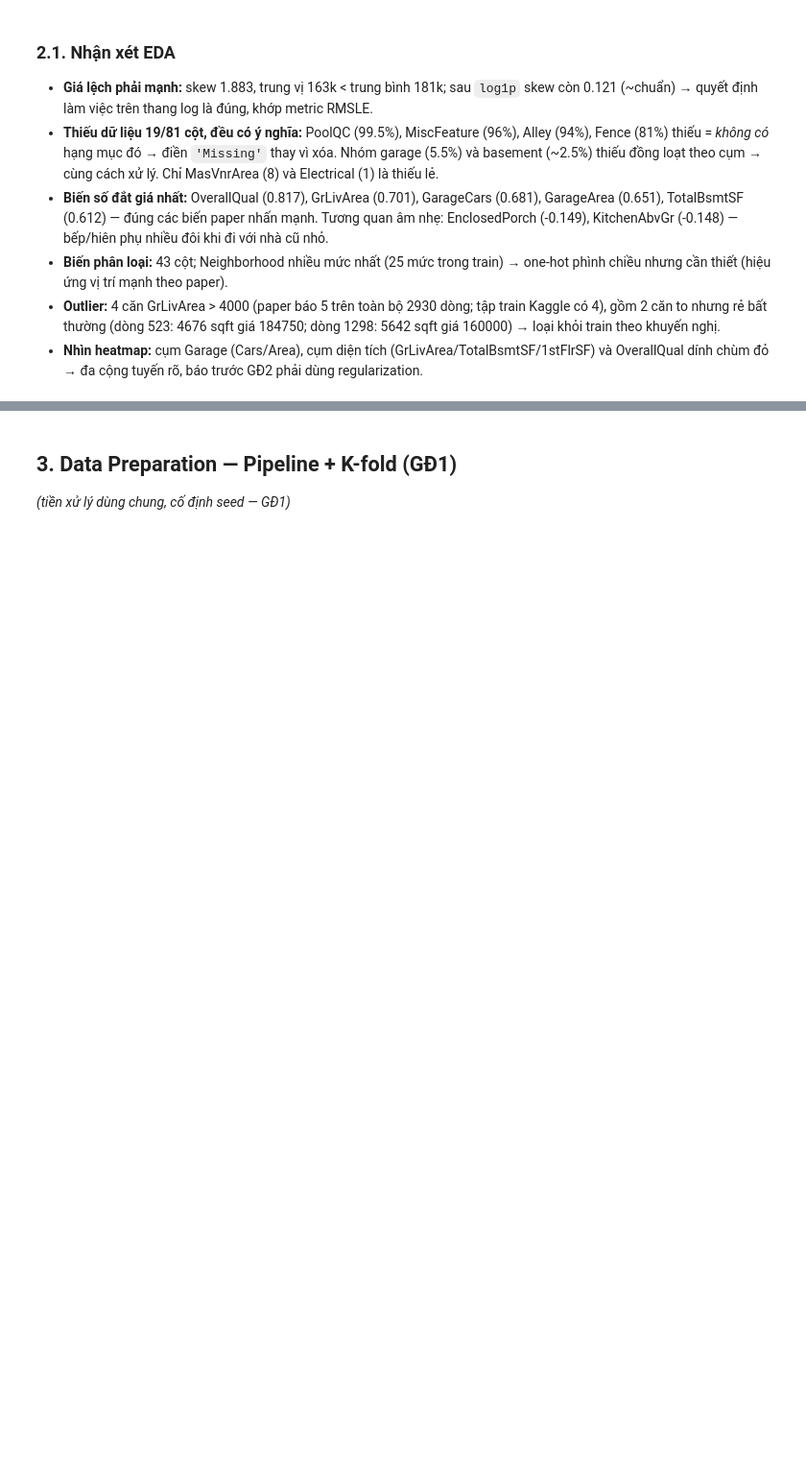
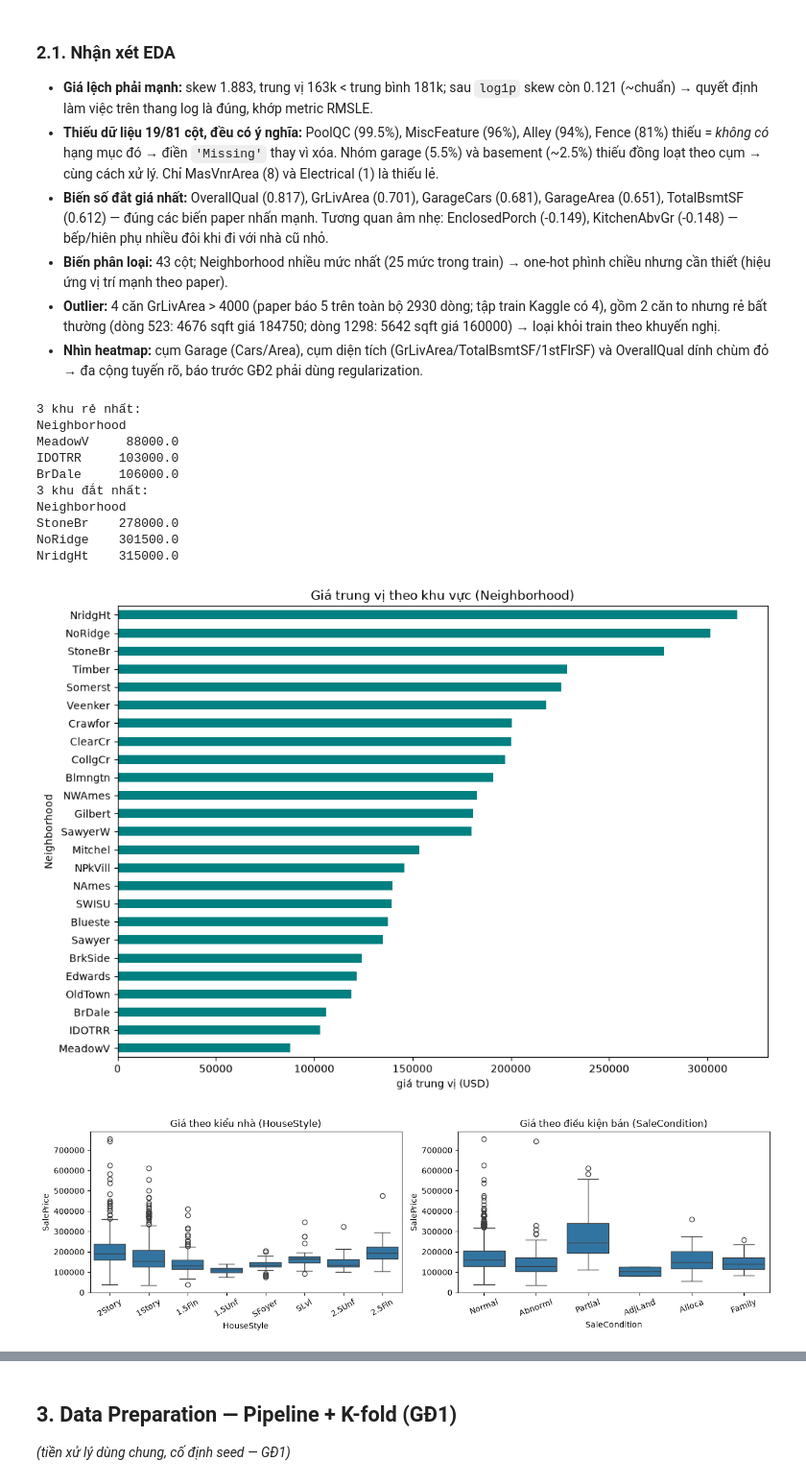
Before and after one commit to QuangMinh03042005/DeepLearningDDU1231, a Jupyter notebook: Lab02/lab02.ipynb, the cells around one changed output, grey strips where cells are left out. Shown at 96% size. Cells and saved outputs as stored; diff of their text form; code cells hidden in the pictures; blank space fills up the shorter version.

```diff
--- a/Lab02/lab02.ipynb
+++ b/Lab02/lab02.ipynb
@@ -276,3 +283,44 @@ print("Đã lưu ảnh vào", FIG)
 - **Biến phân loại:** 43 cột; Neighborhood nhiều mức nhất (25 mức trong train) → one-hot phình chiều nhưng cần thiết (hiệu ứng vị trí mạnh theo paper).
 - **Outlier:** 4 căn GrLivArea > 4000 (paper báo 5 trên toàn bộ 2930 dòng; tập train Kaggle có 4), gồm 2 căn to nhưng rẻ bất thường (dòng 523: 4676 sqft giá 184750; dòng 1298: 5642 sqft giá 160000) → loại khỏi train theo khuyến nghị.
 - **Nhìn heatmap:** cụm Garage (Cars/Area), cụm diện tích (GrLivArea/TotalBsmtSF/1stFlrSF) và OverallQual dính chùm đỏ → đa cộng tuyến rõ, báo trước GĐ2 phải dùng regularization.
+# %%
+# --- E5: giá theo khu vực và loại hình giao dịch ---
+med_nb = (
+    train.groupby("Neighborhood")["SalePrice"].median().sort_values()
+)  # trung vị từng khu, xếp tăng dần
+print("3 khu rẻ nhất:")
+print(med_nb.head(3).round(0).to_string())  # in số thật để đối chiếu
+print("3 khu đắt nhất:")
+print(med_nb.tail(3).round(0).to_string())
+fig, ax = plt.subplots(figsize=(10, 7))  # đủ cao để đọc 25 tên khu
+med_nb.plot.barh(ax=ax, color="teal")  # cột ngang xếp theo giá
+ax.set_title("Giá trung vị theo khu vực (Neighborhood)")  # tiêu đề tiếng Việt có dấu
+ax.set_xlabel("giá trung vị (USD)")
+fig.tight_layout()
+fig.savefig(FIG / "eda_neighborhood.png", dpi=100)
+plt.show()
+fig, ax = plt.subplots(1, 2, figsize=(13, 4))  # 2 hộp cạnh nhau
+sns.boxplot(data=train, x="HouseStyle", y="SalePrice", ax=ax[0])  # giá theo kiểu nhà
+ax[0].set_title("Giá theo kiểu nhà (HouseStyle)")
+ax[0].tick_params(axis="x", rotation=30)  # xoay nhãn cho đỡ đè
+sns.boxplot(
+    data=train, x="SaleCondition", y="SalePrice", ax=ax[1]
+)  # giá theo điều kiện bán
+ax[1].set_title("Giá theo điều kiện bán (SaleCondition)")
+ax[1].tick_params(axis="x", rotation=20)
+fig.tight_layout()
+fig.savefig(FIG / "eda_cat_box.png", dpi=100)
+plt.show()
+# %% [output]
+3 khu rẻ nhất:
+Neighborhood
+MeadowV     88000.0
+IDOTRR     103000.0
+BrDale     106000.0
+3 khu đắt nhất:
+Neighborhood
+StoneBr    278000.0
+NoRidge    301500.0
+NridgHt    315000.0
+[figure, added]
+[figure, added]
```
Also changed, not shown: parts of 9 cells of this notebook, 3 other files.
